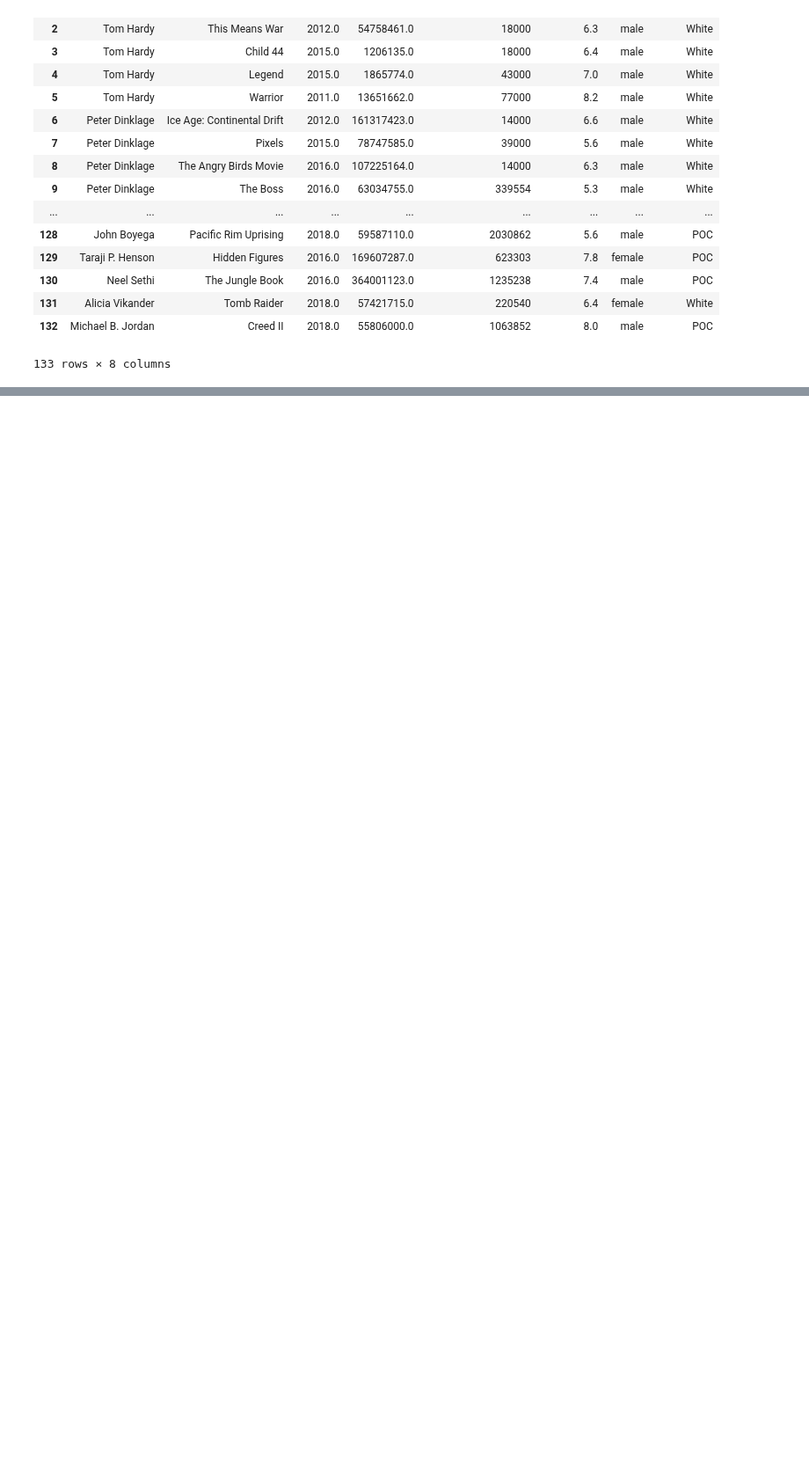
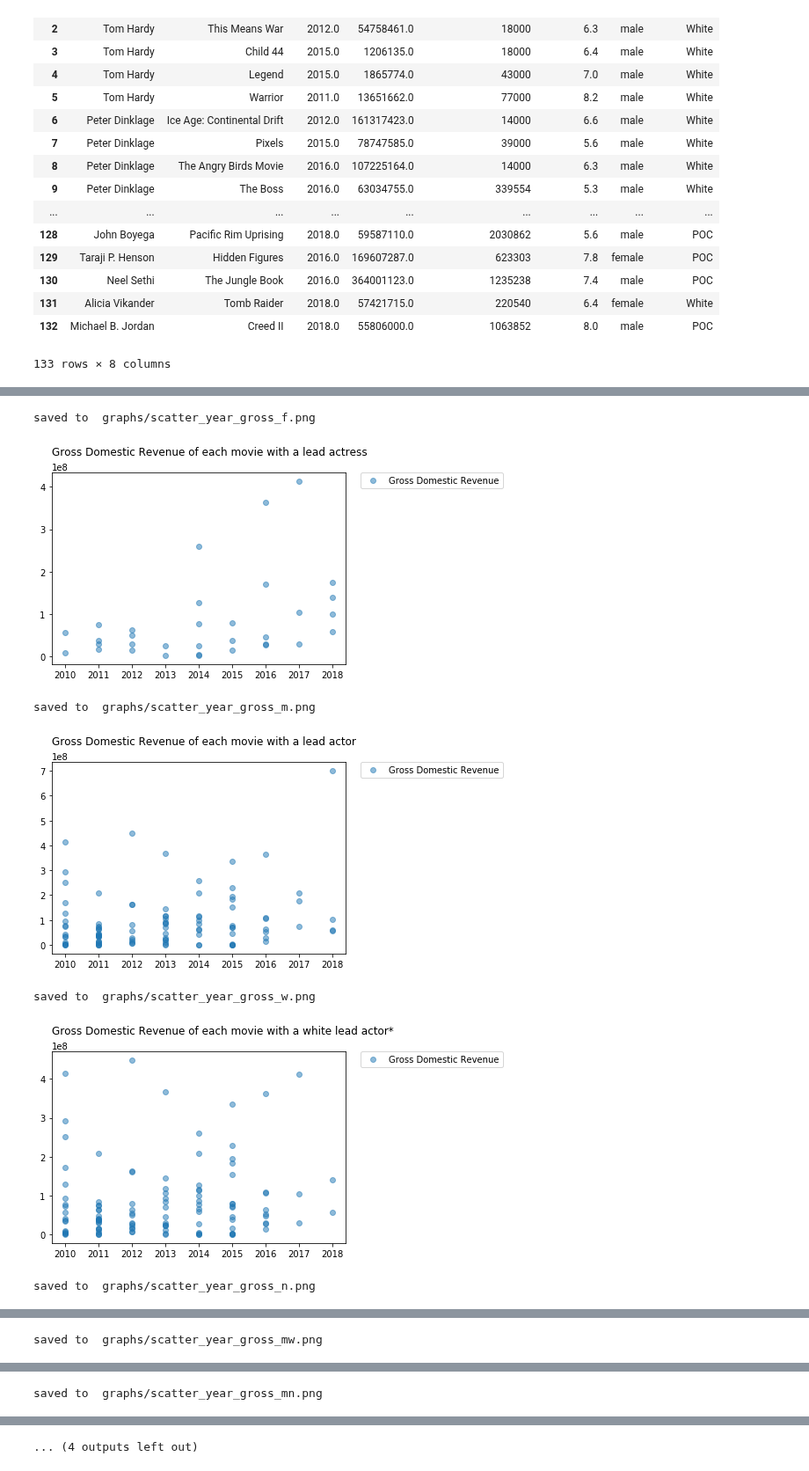
Before and after one commit to Data-Science-HTW/diversity-in-movies, a Jupyter notebook: Diversity in Movies.ipynb, the cells around one changed output, grey strips where cells are left out. Shown at 88% size. Drawn from its saved outputs; the diff is of its cells as text; code cells hidden in the pictures; blank space fills up the shorter version.

```diff
--- a/Diversity in Movies.ipynb
+++ b/Diversity in Movies.ipynb
@@ -561,0 +589,38 @@ saved to  graphs/RaceandGenderIMDBScoreTotal.png
+# %%
+#Part 8 (new!): Create splatter diagrams of
+def vis_splat(x_axis, y_axis, ylabel, title, filename):
+    fig, ax = plt.subplots()
+    plt.plot(x_axis, y_axis, 'o', alpha=.5, label=ylabel)
+    #https://matplotlib.org/users/legend_guide.html
+    plt.legend(bbox_to_anchor=(1.05, 1), loc=2, borderaxespad=0.)
+    plt.title(label=title, pad=20.0, loc='left')
+
+    path='graphs/' + filename.replace(" ", "").replace("*", "").replace(":", "") + '.png'
+    fig.savefig(path, transparent=True, bbox_inches='tight') #save the graph
+    print('saved to ', path)
+
+    plt.show()
+# %%
+# a) x = year of movie, y = gross (each movie) (for female)
+# x = year of movie, y = gross (each movie) (for male)
+# x = year of movie, y = gross (each movie) (for white)
+# x = year of movie, y = gross (each movie) (for POC)
+# x = year of movie, y = gross (each movie) (for mw, mn, fw, fn)
+# commented out for now, since this doesn't have to run each time
+vis_splat(movies_f["title_year"], movies_f["gross"], "Gross Domestic Revenue", "Gross Domestic Revenue of each movie with a lead actress", "scatter_year_gross_f")
+vis_splat(movies_m["title_year"], movies_m["gross"], "Gross Domestic Revenue", "Gross Domestic Revenue of each movie with a lead actor", "scatter_year_gross_m")
+vis_splat(movies_w["title_year"], movies_w["gross"], "Gross Domestic Revenue", "Gross Domestic Revenue of each movie with a white lead actor*", "scatter_year_gross_w")
+vis_splat(movies_n["title_year"], movies_n["gross"], "Gross Domestic Revenue", "Gross Domestic Revenue of each movie with a POC lead actor*", "scatter_year_gross_n")
+
+vis_splat(movies_mw["title_year"], movies_mw["gross"], "Gross Domestic Revenue", "Gross Domestic Revenue of each movie with a white lead actor", "scatter_year_gross_mw")
+vis_splat(movies_mn["title_year"], movies_mn["gross"], "Gross Domestic Revenue", "Gross Domestic Revenue of each movie with a POC lead actor", "scatter_year_gross_mn")
+vis_splat(movies_fw["title_year"], movies_fw["gross"], "Gross Domestic Revenue", "Gross Domestic Revenue of each movie with a white lead actress", "scatter_year_gross_fw")
+vis_splat(movies_fn["title_year"], movies_fn["gross"], "Gross Domestic Revenue", "Gross Domestic Revenue of each movie with a POC lead actress", "scatter_year_gross_fn")
+# %% [output]
+saved to  graphs/scatter_year_gross_f.png
+[figure, added]
+saved to  graphs/scatter_year_gross_m.png
+[figure, added]
+saved to  graphs/scatter_year_gross_w.png
+[figure, added]
+saved to  graphs/scatter_year_gross_n.png
@@ -561,0 +628 @@ saved to  graphs/RaceandGenderIMDBScoreTotal.png
+saved to  graphs/scatter_year_gross_mw.png
@@ -561,0 +630 @@ saved to  graphs/RaceandGenderIMDBScoreTotal.png
+saved to  graphs/scatter_year_gross_mn.png
@@ -561,0 +632 @@ saved to  graphs/RaceandGenderIMDBScoreTotal.png
+... (4 outputs left out)
```
Also changed, not shown: parts of 12 cells of this notebook, 26 other files.
